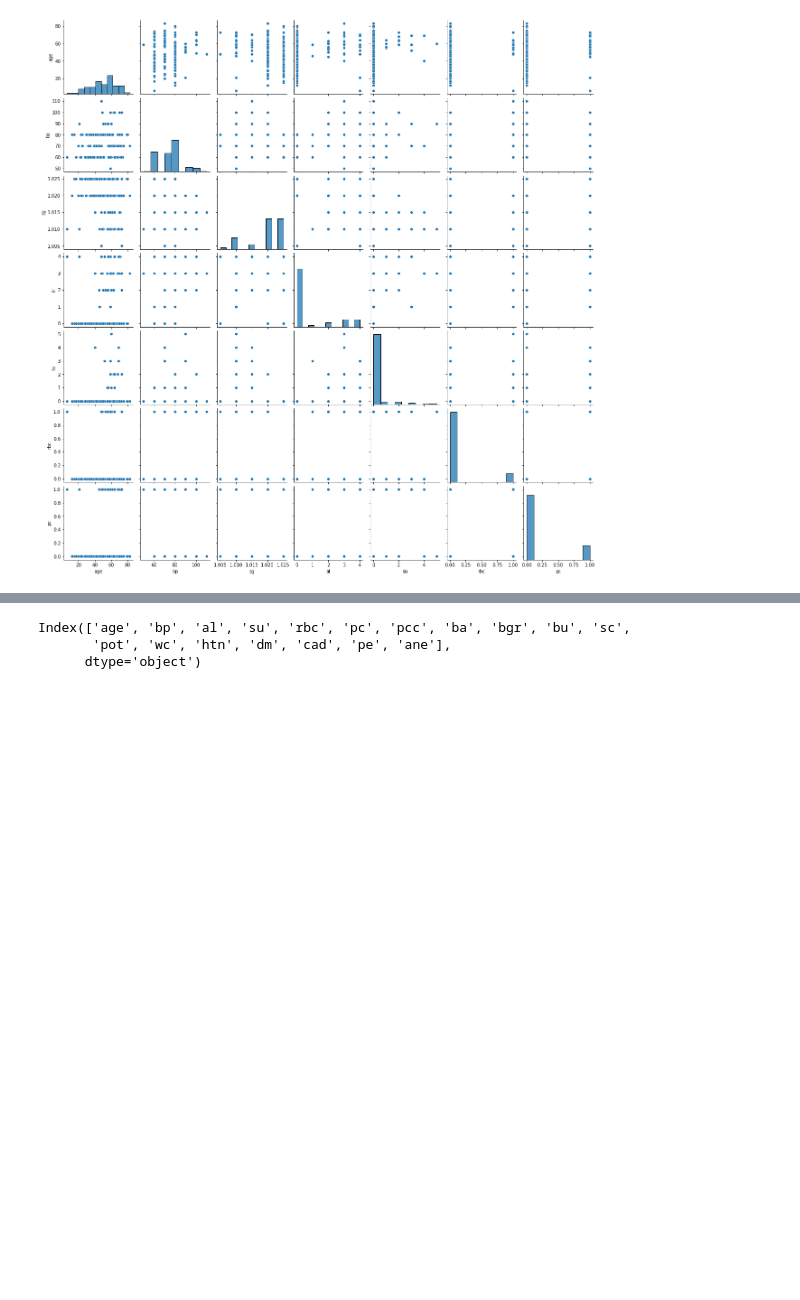
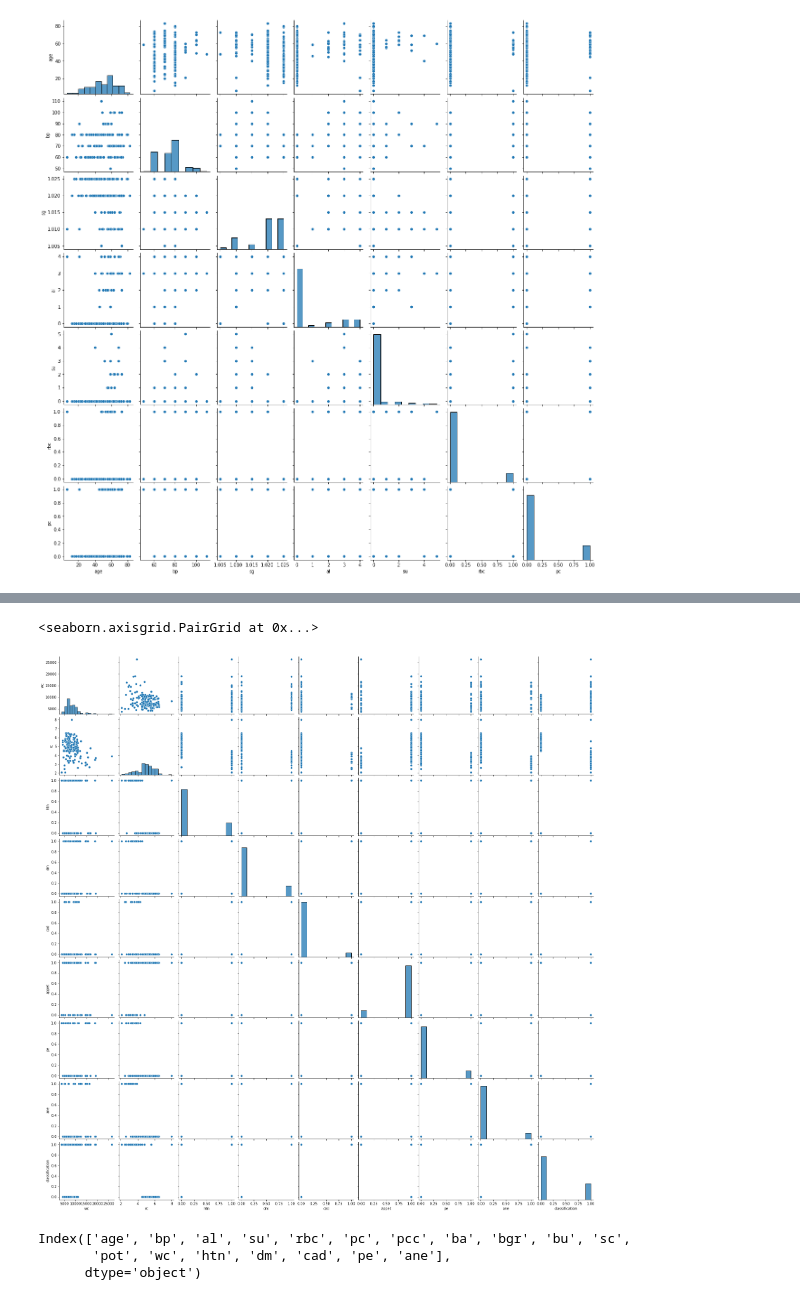
Before and after one commit to Narahari917/Medical_diagnosis, a Jupyter notebook: Kidney_Disease_Prediction.ipynb, the cells around one changed output, grey strips where cells are left out. Cells and saved outputs as stored; diff of their text form; code cells hidden in the pictures; blank space fills up the shorter version.

```diff
--- a/Kidney_Disease_Prediction.ipynb
+++ b/Kidney_Disease_Prediction.ipynb
@@ -337,3 +344,8 @@ sns.pairplot(df[cols])
+# %%
+sns.pairplot(df[cols_c])
+# %% [output]
+<seaborn.axisgrid.PairGrid at 0x...>
+[figure, added]
 # %%
 X = df.drop(['classification', 'sg', 'appet', 'rc', 'pcv', 'hemo', 'sod'], axis = 1)
 y = df['classification']
```
Also changed, not shown: parts of 4 cells of this notebook.
